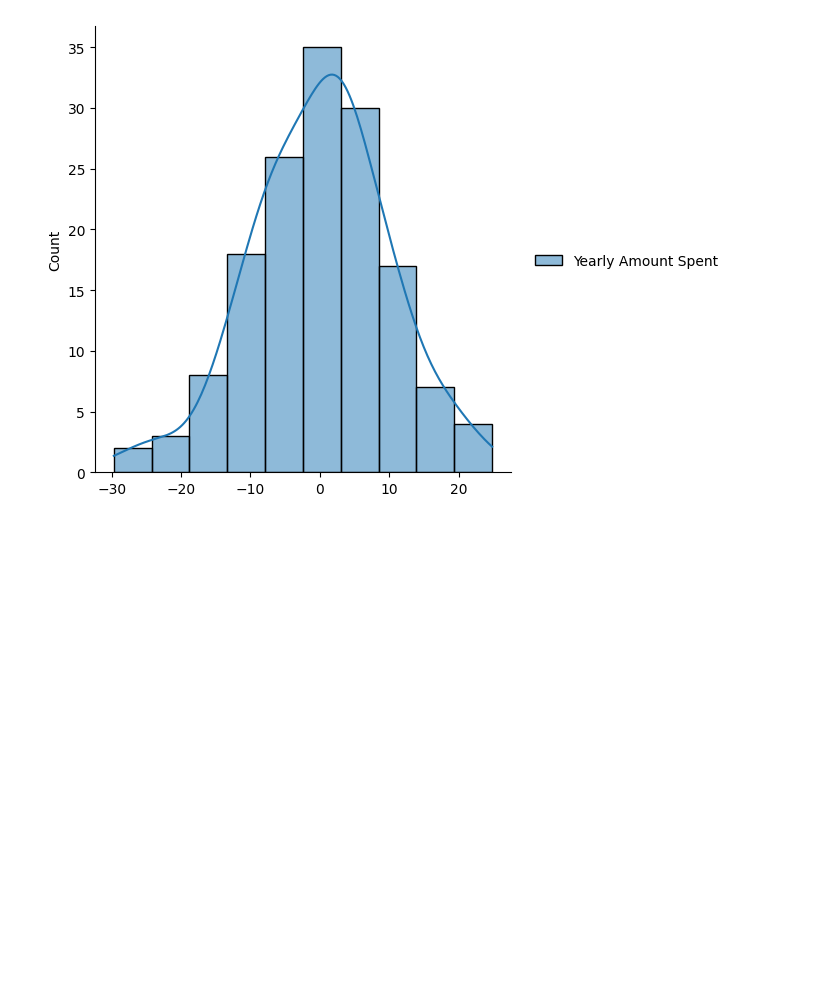
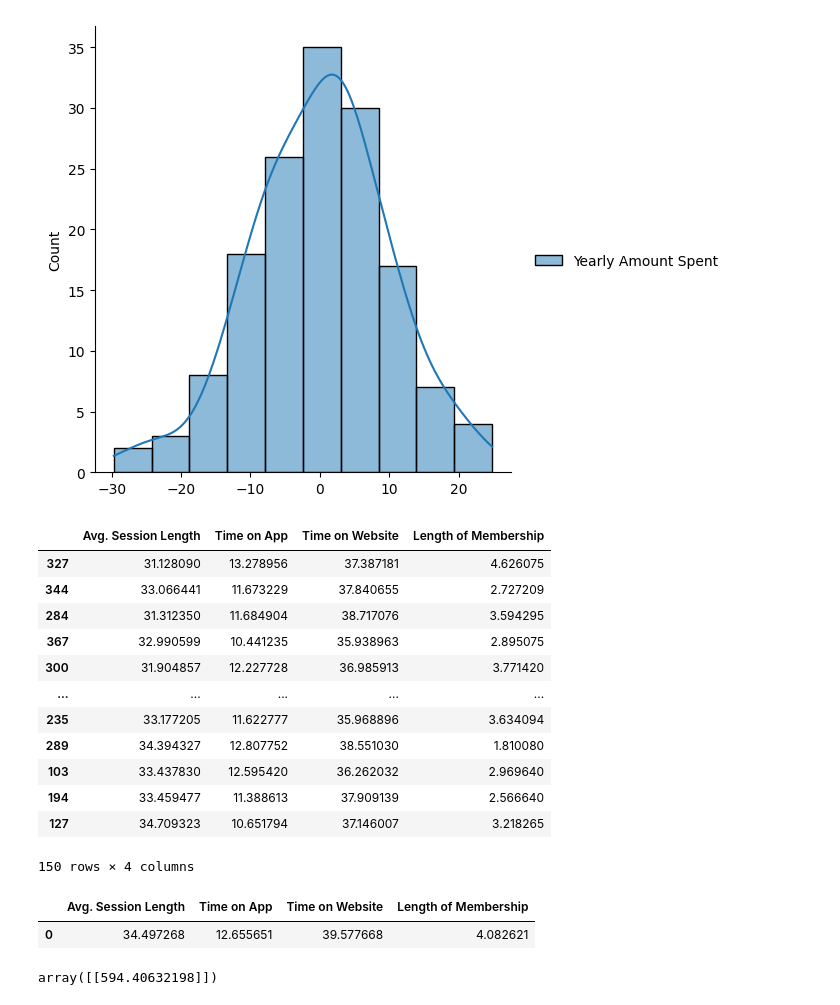
Before and after one commit to HiteshM30/Customer-Expenditure-Prediction-Model, a Jupyter notebook: Project.ipynb, the cells around one changed output. Drawn from its saved outputs; the diff is of its cells as text; code cells hidden in the pictures; blank space fills up the shorter version.

```diff
--- a/Project.ipynb
+++ b/Project.ipynb
@@ -97,3 +116,19 @@ sns.displot(residuals,bins=10, kde=True)
 # %% [output]
 <seaborn.axisgrid.FacetGrid at 0x...>
 [figure]
+# %%
+X_test
+# %% [output]
+|  | Avg. Session Length | Time on App | Time on Website | Length of Membership |
+| 327 | 31.128090 | 13.278956 | 37.387181 | 4.626075 |
+| 344 | 33.066441 | 11.673229 | 37.840655 | 2.727209 |
+| 284 | 31.312350 | 11.684904 | 38.717076 | 3.594295 |
+| 367 | 32.990599 | 10.441235 | 35.938963 | 2.895075 |
+| 300 | 31.904857 | 12.227728 | 36.985913 | 3.771420 |
+| ... | ... | ... | ... | ... |
+| 235 | 33.177205 | 11.622777 | 35.968896 | 3.634094 |
+| 289 | 34.394327 | 12.807752 | 38.551030 | 1.810080 |
+| 103 | 33.437830 | 12.595420 | 36.262032 | 2.969640 |
+| 194 | 33.459477 | 11.388613 | 37.909139 | 2.566640 |
+| 127 | 34.709323 | 10.651794 | 37.146007 | 3.218265 |
+150 rows × 4 columns
@@ -99,0 +145,9 @@ sns.displot(residuals,bins=10, kde=True)
+# %%
+d1
+# %% [output]
+|  | Avg. Session Length | Time on App | Time on Website | Length of Membership |
+| 0 | 34.497268 | 12.655651 | 39.577668 | 4.082621 |
+# %%
+mp.predict(d1)
+# %% [output]
+array([[594.40632198]])
```
Also changed, not shown: parts of 11 cells of this notebook, 5 other files.
